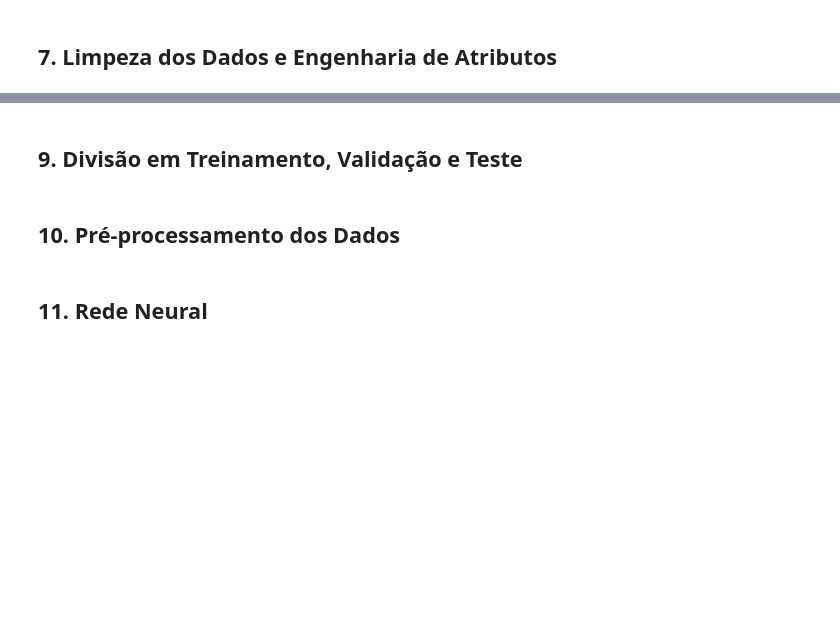
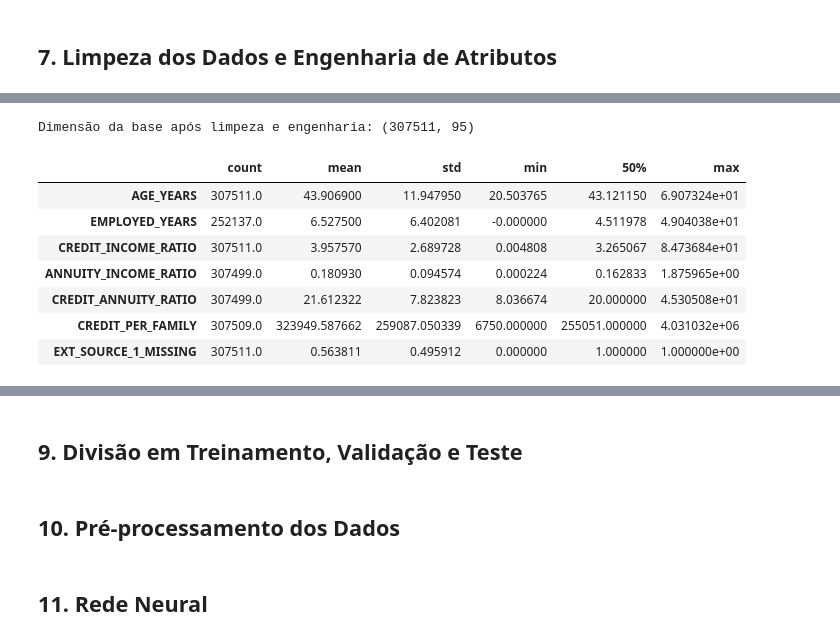
Before and after one commit to viniciusrodriguesai/credit-risk-classification, a Jupyter notebook: notebooks/credit_risk_classification.ipynb, the cells around one changed output, grey strips where cells are left out. Cells and saved outputs as stored; diff of their text form; code cells hidden in the pictures; blank space fills up the shorter version.

```diff
--- a/notebooks/credit_risk_classification.ipynb
+++ b/notebooks/credit_risk_classification.ipynb
@@ -122,12 +122,21 @@ Este projeto consiste em uma análise acadêmica de modelos de aprendizagem de m
 ## 4. Importação das Bibliotecas
 # %%
 from pathlib import Path
+
+import gc
+import re
 
 import matplotlib.pyplot as plt
 import numpy as np
 import pandas as pd
 
+from IPython.display import display
+
 RANDOM_STATE = 42
+DAYS_EMPLOYED_SPECIAL = 365243
+MISSING_THRESHOLD = 0.60
+DAYS_PER_YEAR = 365.25
+CORR_THRESHOLD = 0.95
 
 candidate_roots = [Path.cwd(), Path.cwd().parent]
 
@@ -805,0 +927,11 @@ Esses resultados são descritivos e serão consolidados nas decisões das seçõ
+# %%
+constant_columns = [
+    column
+    for column in application_model.columns
+    if application_model[column].nunique(dropna=True) <= 1
+]
+
+print(f'Variáveis constantes removidas: {len(constant_columns)}')
+print(constant_columns)
+
+application_model = application_model.drop(columns=constant_columns)
@@ -805,0 +945,57 @@ Esses resultados são descritivos e serão consolidados nas decisões das seçõ
+# %%
+application_model['AGE_YEARS'] = (
+    -application_model['DAYS_BIRTH'] / DAYS_PER_YEAR
+)
+application_model['EMPLOYED_YEARS'] = (
+    -application_model['DAYS_EMPLOYED'] / DAYS_PER_YEAR
+)
+application_model['CREDIT_INCOME_RATIO'] = (
+    application_model['AMT_CREDIT'] / application_model['AMT_INCOME_TOTAL']
+)
+application_model['ANNUITY_INCOME_RATIO'] = (
+    application_model['AMT_ANNUITY'] / application_model['AMT_INCOME_TOTAL']
+)
+application_model['CREDIT_ANNUITY_RATIO'] = (
+    application_model['AMT_CREDIT'] / application_model['AMT_ANNUITY']
+)
+application_model['CREDIT_PER_FAMILY'] = (
+    application_model['AMT_CREDIT'] / application_model['CNT_FAM_MEMBERS']
+)
+application_model['EXT_SOURCE_1_MISSING'] = (
+    application_model['EXT_SOURCE_1'].isna().astype('int8')
+)
+
+new_feature_names = [
+    'AGE_YEARS',
+    'EMPLOYED_YEARS',
+    'CREDIT_INCOME_RATIO',
+    'ANNUITY_INCOME_RATIO',
+    'CREDIT_ANNUITY_RATIO',
+    'CREDIT_PER_FAMILY',
+    'EXT_SOURCE_1_MISSING',
+]
+
+assert application_model.shape == (307511, 95), (
+    f'Shape inesperado após a limpeza: {application_model.shape}'
+)
+numeric_model = application_model.select_dtypes(include=np.number)
+assert not np.isinf(numeric_model.to_numpy()).any(), (
+    'Valores infinitos na base modelada.'
+)
+
+print(f'Dimensão da base após limpeza e engenharia: {application_model.shape}')
+display(
+    application_model[new_feature_names]
+    .describe()
+    .T[['count', 'mean', 'std', 'min', '50%', 'max']]
+)
+# %% [output]
+Dimensão da base após limpeza e engenharia: (307511, 95)
+|  | count | mean | std | min | 50% | max |
+| AGE_YEARS | 307511.0 | 43.906900 | 11.947950 | 20.503765 | 43.121150 | 6.907324e+01 |
+| EMPLOYED_YEARS | 252137.0 | 6.527500 | 6.402081 | -0.000000 | 4.511978 | 4.904038e+01 |
+| CREDIT_INCOME_RATIO | 307511.0 | 3.957570 | 2.689728 | 0.004808 | 3.265067 | 8.473684e+01 |
+| ANNUITY_INCOME_RATIO | 307499.0 | 0.180930 | 0.094574 | 0.000224 | 0.162833 | 1.875965e+00 |
+| CREDIT_ANNUITY_RATIO | 307499.0 | 21.612322 | 7.823823 | 8.036674 | 20.000000 | 4.530508e+01 |
+| CREDIT_PER_FAMILY | 307509.0 | 323949.587662 | 259087.050339 | 6750.000000 | 255051.000000 | 4.031032e+06 |
+| EXT_SOURCE_1_MISSING | 307511.0 | 0.563811 | 0.495912 | 0.000000 | 1.000000 | 1.000000e+00 |
```
Also changed, not shown: parts of 22 cells of this notebook.
